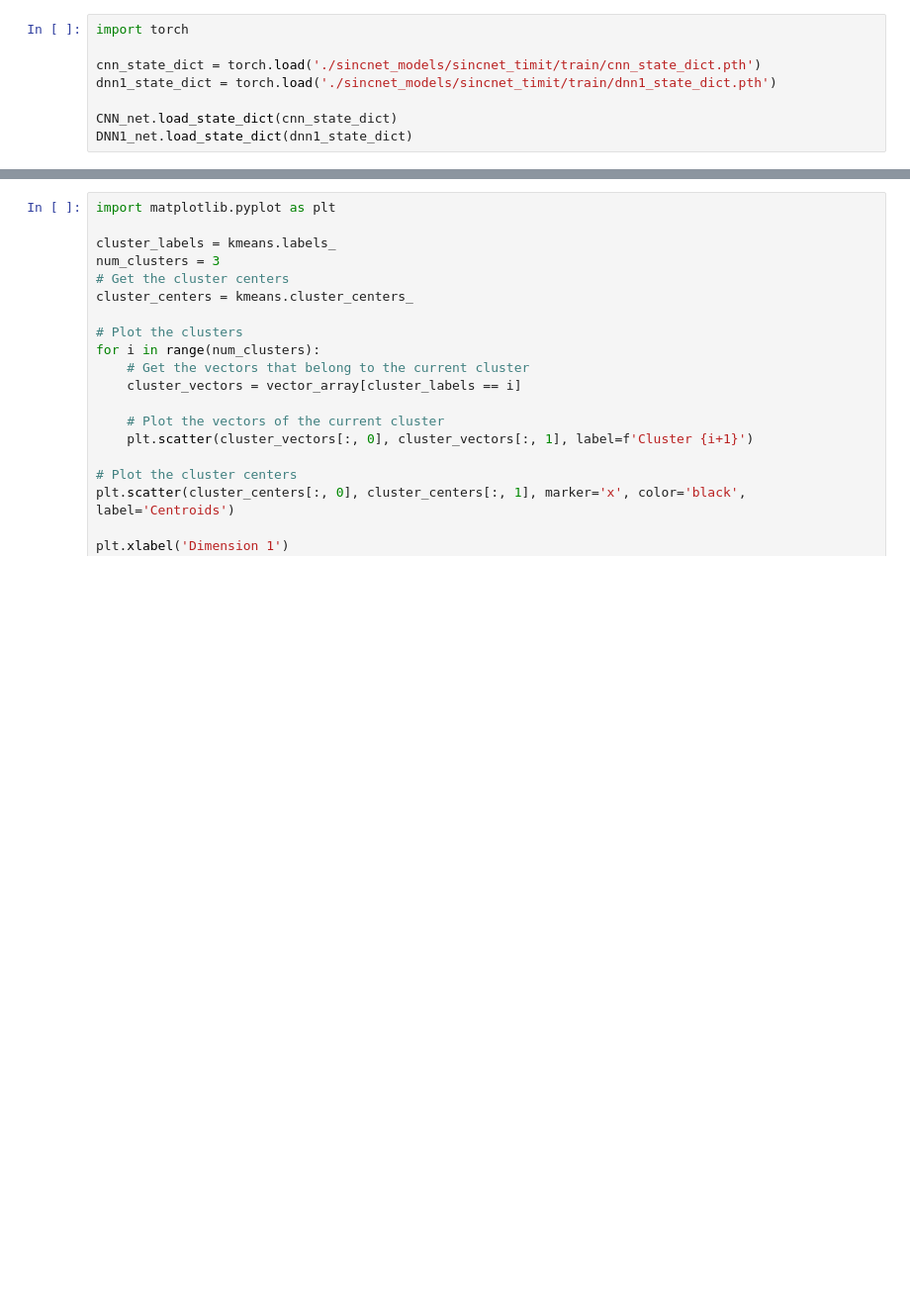
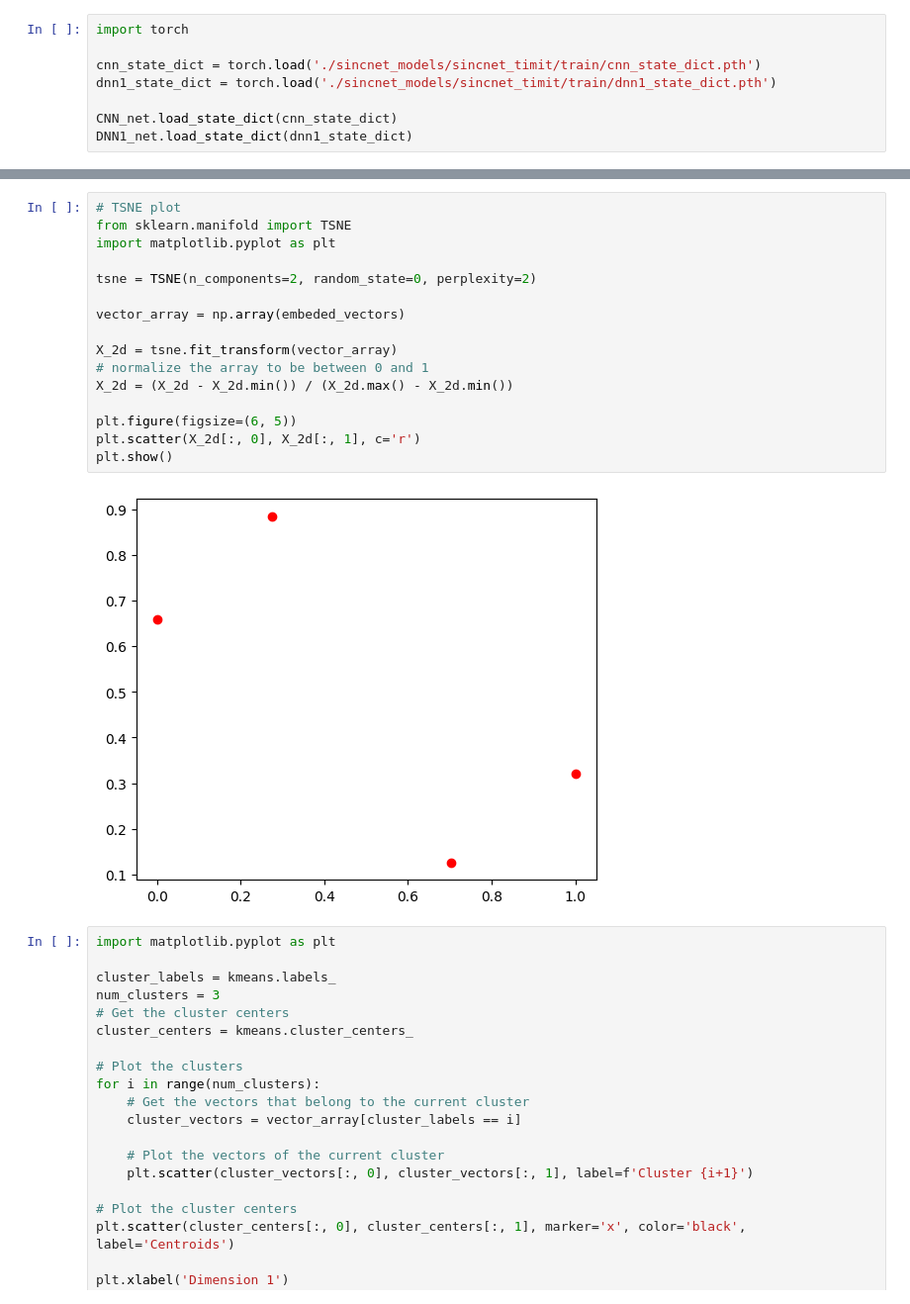
Before and after one commit to kimmchii/SincNet, a Jupyter notebook: playground.ipynb, the cells around one changed output, grey strips where cells are left out. Shown at 99% size. Drawn from its saved outputs; the diff is of its cells as text; blank space fills up the shorter version.

```diff
--- a/playground.ipynb
+++ b/playground.ipynb
@@ -54,3 +88,21 @@ kmeans = KMeans(n_clusters=3, random_state=0).fit(vector_array)
+# %%
+# TSNE plot
+from sklearn.manifold import TSNE
+import matplotlib.pyplot as plt
+
+tsne = TSNE(n_components=2, random_state=0, perplexity=2)
+
+vector_array = np.array(embeded_vectors)
+
+X_2d = tsne.fit_transform(vector_array)
+# normalize the array to be between 0 and 1
+X_2d = (X_2d - X_2d.min()) / (X_2d.max() - X_2d.min())
+
+plt.figure(figsize=(6, 5))
+plt.scatter(X_2d[:, 0], X_2d[:, 1], c='r')
+plt.show()
+# %% [output]
+[figure, added]
 # %%
 import matplotlib.pyplot as plt
 
```
Also changed, not shown: parts of 9 cells of this notebook, 1 other file.
